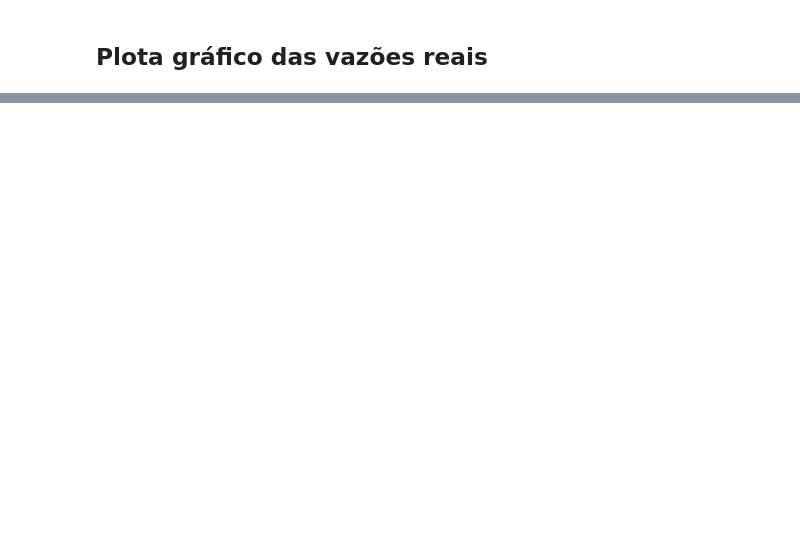
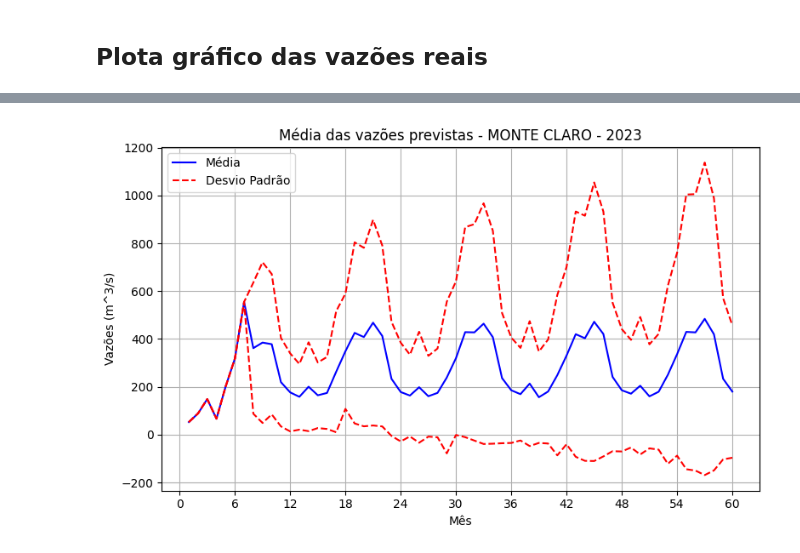
Before and after one commit to AndreMarcato/Planerg_2023, a Jupyter notebook: series_sinteticas_RaulMota.ipynb, the cells around one changed output, grey strips where cells are left out. Cells and saved outputs as stored; diff of their text form; code cells hidden in the pictures; blank space fills up the shorter version.

```diff
--- a/series_sinteticas_RaulMota.ipynb
+++ b/series_sinteticas_RaulMota.ipynb
@@ -347,3 +353,16 @@ for i_ordem, erros_ordem in enumerate(erros):
+# %%
+import numpy as np
+
+# Previsão para os próximos 5 anos
+Ano_Inicial_Previsao = 2023
+Mes_inicial_Previsao = 7
+Numero_Series_Previsao = 5
+Numero_Repeticoes_Previsao = 2000
+
+previsao = cria_serie_sintetica(Nome_Usina, phi, matriz_residuos, Numero_Series_Previsao, Ano_Inicial_Previsao, Mes_inicial_Previsao)
+
+for i in range(Numero_Repeticoes_Previsao):
+    previsao = np.vstack((previsao, cria_serie_sintetica(Nome_Usina, phi, matriz_residuos, Numero_Series_Previsao, Ano_Inicial_Previsao, Mes_inicial_Previsao)))
 # %% [markdown]
 ## Plota gráfico das vazões reais
 # %%
@@ -461,0 +448,70 @@ plt.show()
+# %%
+import numpy as np
+import matplotlib.pyplot as plt
+
+num_amostra = 3
+
+previsao_ano = [[],[],[],[],[]]
+media_previsao_ano = [[],[],[],[],[]]
+desvio_padrao_previsao_ano = [[],[],[],[],[]]
+
+for i,serie in enumerate(previsao):
+    previsao_ano[i%5].append(serie)
+
+media_previsao_total = []
+desvio_padrao_previsao_total = []
+amostra_total = []
+
+for i in range(num_amostra):
+    amostra_total.append([])
+
+for ano,series in enumerate(previsao_ano):
+    media_previsao_total = np.hstack((media_previsao_total, np.mean(series, axis=0)))
+    desvio_padrao_previsao_total = np.hstack((desvio_padrao_previsao_total, np.std(series, axis=0)))
+
+    for i,amostra in enumerate(amostra_total):
+        amostra_total[i] = np.hstack((amostra_total[i], random.choice(series)))
+
+mes_previsao_plot = np.arange(1,61,1)
+
+
+
+
+
+plt.figure(figsize=(8,5))
+
+plt.plot(mes_previsao_plot, media_previsao_total, '-b',label='Média')
+plt.plot(mes_previsao_plot, media_previsao_total+desvio_padrao_previsao_total, '--r', label='Desvio Padrão')
+plt.plot(mes_previsao_plot, media_previsao_total-desvio_padrao_previsao_total, '--r')
+
+plt.title('Média das vazões previstas - ' + Nome_Usina + ' - ' + str(Ano_Inicial_Previsao))
+plt.xlabel('Mês')
+plt.ylabel('Vazões (m^3/s)')
+
+plt.legend()
+
+plt.xticks(np.arange(0,60+1,6))
+plt.grid()
+plt.tight_layout()
+plt.show()
+
+
+
+
+plt.figure(figsize=(8,5))
+
+for i,amostra in enumerate(amostra_total):
+    plt.plot(mes_previsao_plot, amostra,label='Cenário ' + str(i+1))
+
+plt.title('Amostra de cenários previstos - ' + Nome_Usina + ' - ' + str(Ano_Inicial_Previsao))
+plt.xlabel('Mês')
+plt.ylabel('Vazões (m^3/s)')
+
+plt.legend()
+
+plt.xticks(np.arange(0,60+1,6))
+plt.grid()
+plt.tight_layout()
+plt.show()
+# %% [output]
+[figure, added]
```
Also changed, not shown: parts of 22 cells of this notebook.
